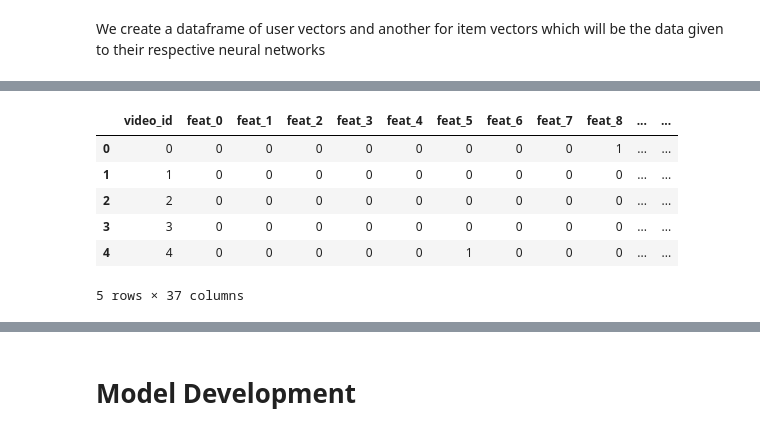
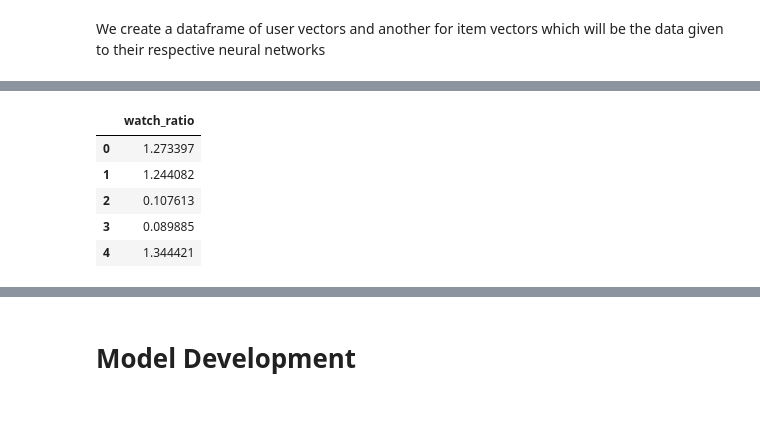
Before and after one commit to BannedMatt/FinalProject_2025_Matthew_Banawa_REMA, a Jupyter notebook: FinalProject_2025_Matthew_Banawa_Recommender_System.ipynb, the cells around one changed output, grey strips where cells are left out. Saved outputs shown, nothing was run; the diff lists cells and outputs as text; code cells hidden in the pictures.

```diff
--- a/FinalProject_2025_Matthew_Banawa_Recommender_System.ipynb
+++ b/FinalProject_2025_Matthew_Banawa_Recommender_System.ipynb
@@ -346,25 +309,9 @@ item_agg_feat.head()
-# %%
-# Step 1: Explode item_categories['feat'] to ensure each row has a single feat
-item_cat_exp = item_categories.copy()
-item_cat_exp['feat'] = item_cat_exp['feat'].apply(lambda x: x if isinstance(x, list) else [x])
-item_cat_exp = item_cat_exp.explode('feat').astype({'feat': int})
-
-#One-hot encode the 'feat' column using integers (1/0)
-item_feat_ohe = pd.get_dummies(item_cat_exp['feat'], prefix='feat').astype(int)
-item_feat_ohe['video_id'] = item_cat_exp['video_id']
-
-#Aggregate one-hot encodings to get one row per video
-item_feat_ohe = item_feat_ohe.groupby('video_id').max().reset_index()
-
-# Merge with the clean aggregated item features
-# item_agg_feat is assumed to have: video_id, video_duration, play_cnt, comment_cnt, follow_cnt, share_cnt
-item_data = item_feat_ohe.merge(item_agg_feat, on='video_id', how='left')
-item_data.head()
-# %% [output]
-|  | video_id | feat_0 | feat_1 | feat_2 | feat_3 | feat_4 | feat_5 | feat_6 | feat_7 | feat_8 | ... | ... |
-| 0 | 0 | 0 | 0 | 0 | 0 | 0 | 0 | 0 | 0 | 1 | ... | ... |
-| 1 | 1 | 0 | 0 | 0 | 0 | 0 | 0 | 0 | 0 | 0 | ... | ... |
-| 2 | 2 | 0 | 0 | 0 | 0 | 0 | 0 | 0 | 0 | 0 | ... | ... |
-| 3 | 3 | 0 | 0 | 0 | 0 | 0 | 0 | 0 | 0 | 0 | ... | ... |
-| 4 | 4 | 0 | 0 | 0 | 0 | 0 | 1 | 0 | 0 | 0 | ... | ... |
-5 rows × 37 columns
+# %%
+y_data.head()
+# %% [output]
+|  | watch_ratio |
+| 0 | 1.273397 |
+| 1 | 1.244082 |
+| 2 | 0.107613 |
+| 3 | 0.089885 |
+| 4 | 1.344421 |
```
Also changed, not shown: parts of 16 cells of this notebook, 1 other file.
